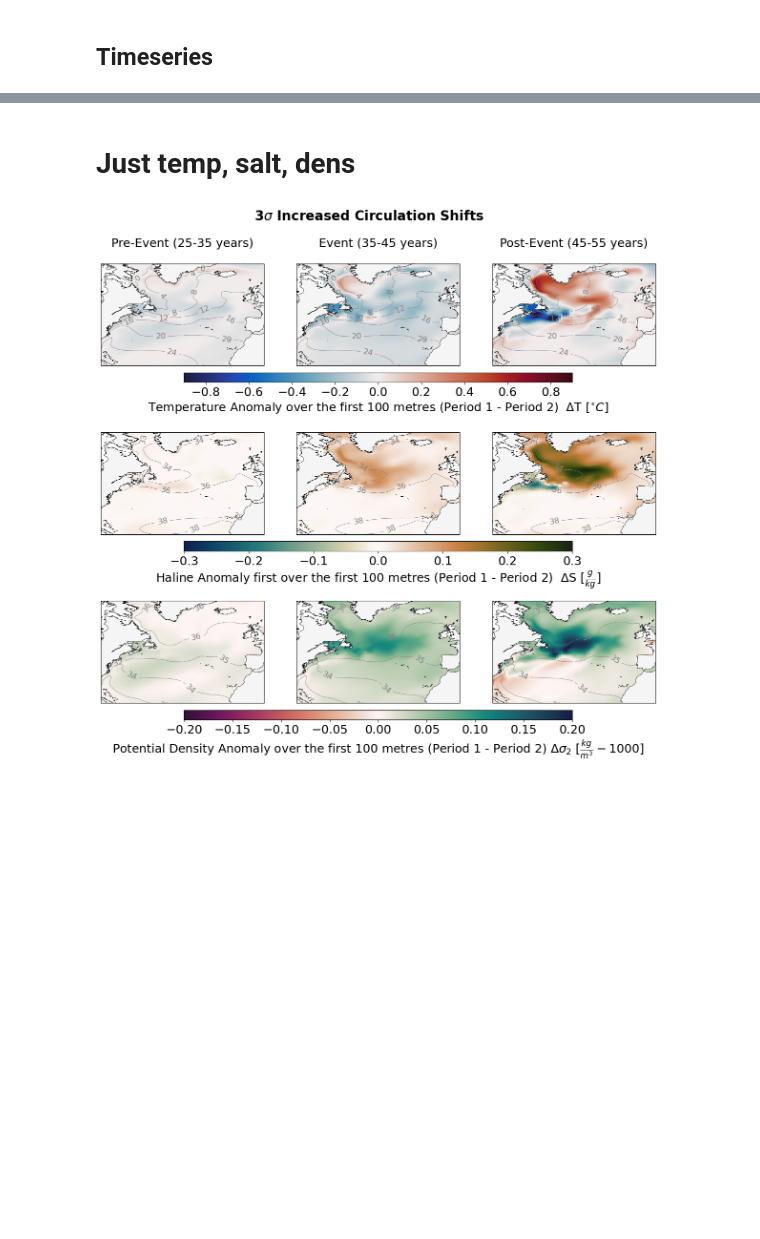
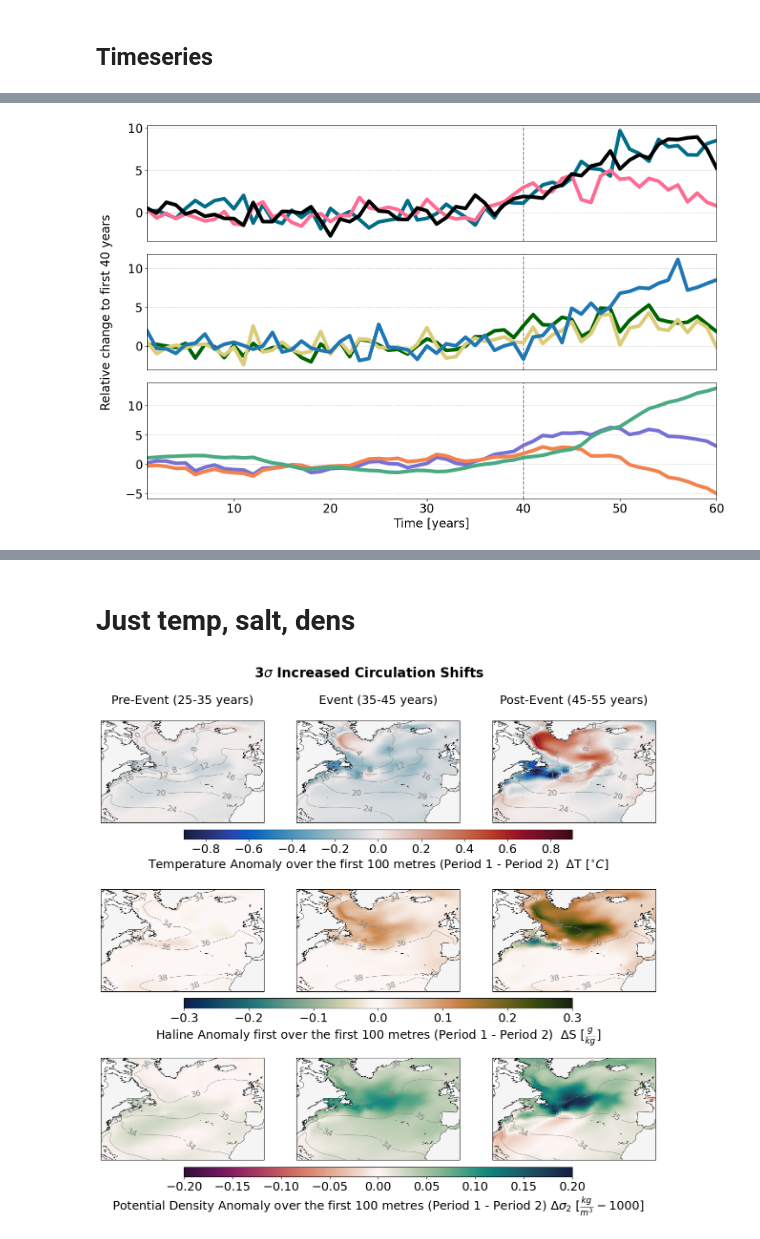
Before and after one commit to inagler/phase1_publish, a Jupyter notebook: Plot_increase.ipynb, the cells around one changed output, grey strips where cells are left out. Saved outputs shown, nothing was run; the diff lists cells and outputs as text; code cells hidden in the pictures; blank space fills up the shorter version.

```diff
--- a/Plot_increase.ipynb
+++ b/Plot_increase.ipynb
@@ -223,3 +261,7 @@ spna_hmxl = ds_hmxl.HMXL.weighted(weights).sum(dim=['nlat', 'nlon'])
+# %%
+smoc_55 = (ds_smoc.sMOC.isel(nlat=340).max('dens2')*1e-12)
+dmoc_26 = (ds_dmoc.dMOC.isel(nlat=280).max('z_t')*1e-12)
+bsf_spna = (ds_bsf.BSF.where(SPNA_mask == 1).min(dim=['nlat', 'nlon'])*1e-12)
 # %%
 # SPNA density
 ds_spna_dens = ds_dens.where(SPNA_mask == 1)
@@ -235,3 +283,5 @@ spna_hmxl = ds_hmxl.HMXL.weighted(weights).sum(dim=['nlat', 'nlon'])
+# %%
+n_heat_45 = ds_n_heat.N_HEAT.isel(transport_reg=1, transport_comp=1).sel(lat_aux_grid=47.432735)
 # %%
 def normalise_time_series(timeseries):
     mean_initial = timeseries.isel(time=slice(0, 40)).mean('time')
@@ -399,0 +291,66 @@ plt.show()
+# %%
+delta_heat_content = normalise_time_series(heat_content)
+delta_freshwater_content = normalise_time_series(freshwater_content)
+delta_spna_dens = normalise_time_series(spna_dens)
+
+delta_spna_hmxl = normalise_time_series(spna_hmxl)
+delta_spna_shf = normalise_time_series(spna_shf)
+delta_n_heat_45 = normalise_time_series(n_heat_45)
+
+delta_smoc_55 = normalise_time_series(smoc_55)
+delta_dmoc_26 = normalise_time_series(dmoc_26)
+delta_bsf_spna = normalise_time_series(bsf_spna)
+# %%
+# Configure colors using cmocean colormap
+colors = {
+    'heat_content': cmo.thermal(0.7),
+    'freshwater_content': cmo.haline(0.6),
+    'spna_dens': cmo.dense(0.5),
+    'spna_hmxl': '#006400',
+    'spna_shf': '#DBCC79',
+    'n_heat_45': 'tab:blue',
+    'smoc_55': '#016E89',
+    'bsf_spna': '#FF6C93',
+    'dmoc26': 'k'
+}
+
+labelsize = 20
+
+fig, axes = plt.subplots(nrows=3, ncols=1, figsize=(15, 10))
+plt.rc('font', size=20)
+
+axes[0].axvline(x=40, color='grey', linestyle='--')
+axes[0].plot(delta_smoc_55.time + 1, delta_smoc_55, linewidth=6, color=colors['smoc_55'], label=r'max $\Psi_{\sigma}$ at 55°N')
+axes[0].plot(delta_bsf_spna.time + 1, -delta_bsf_spna, linewidth=6, color=colors['bsf_spna'], label=r'max $\Psi_{bt}$ in SPG')
+axes[0].plot(delta_dmoc_26.time + 1, delta_dmoc_26, linewidth=6, color=colors['dmoc26'], label=r'max $\Psi_{d}$ at 26°N')
+axes[0].set_xlim(1, 60)
+axes[0].yaxis.grid(True, which='both', linestyle='--', linewidth=0.5)
+axes[0].tick_params(axis='x', which='both', bottom=False, top=False, labelbottom=False)
+
+axes[1].axvline(x=40, color='grey', linestyle='--')
+axes[1].plot(delta_spna_hmxl.time + 1, delta_spna_hmxl, linewidth=6, color=colors['spna_hmxl'], label='Mixed Layer Depth')
+axes[1].plot(delta_spna_shf.time + 1, -delta_spna_shf, linewidth=6, color=colors['spna_shf'], label='Surface Heat Flux')
+axes[1].plot(delta_n_heat_45.time + 1, delta_n_heat_45, linewidth=6, color=colors['n_heat_45'], label='Heat transport at 45°')
+axes[1].set_xlim(1, 60)
+axes[1].yaxis.grid(True, which='both', linestyle='--', linewidth=0.5)
+axes[1].tick_params(axis='x', which='both', bottom=False, top=False, labelbottom=False)
+
+#ax2 = axes[2].twinx()
+axes[2].axvline(x=40, color='grey', linestyle='--')
+#ax2.plot(delta_spna_dens.time + 1, delta_spna_dens, linewidth=6, color=colors['spna_dens'], label='Density')
+axes[2].plot(delta_spna_dens.time + 1, delta_spna_dens, linewidth=6, color=colors['spna_dens'], label='Density')
+axes[2].plot(delta_heat_content.time + 1, -delta_heat_content, linewidth=6, color=colors['heat_content'], label='Heat Content')
+axes[2].plot(delta_freshwater_content.time + 1, -delta_freshwater_content, linewidth=6, color=colors['freshwater_content'], label='Freshwater Content')
+axes[2].set_xlabel('Time [years]')
+axes[2].set_xlim(1, 60)
+axes[2].yaxis.grid(True, which='both', linestyle='--', linewidth=0.5)
+
+axes[1].set_ylabel('Relative change to first 40 years', fontsize=labelsize, labelpad=25)
+ax2.set_ylabel(r'SPNA Density anomaly', fontsize=labelsize, labelpad=15)
+
+plt.subplots_adjust(hspace=0.4)
+plt.tight_layout()
+plt.show()
+#plt.savefig('Figure_Increase_timeseries.png', bbox_inches='tight', dpi=300, transparent=True)
+# %% [output]
+[figure, added]
```
Also changed, not shown: parts of 26 cells of this notebook, 5 other files.
